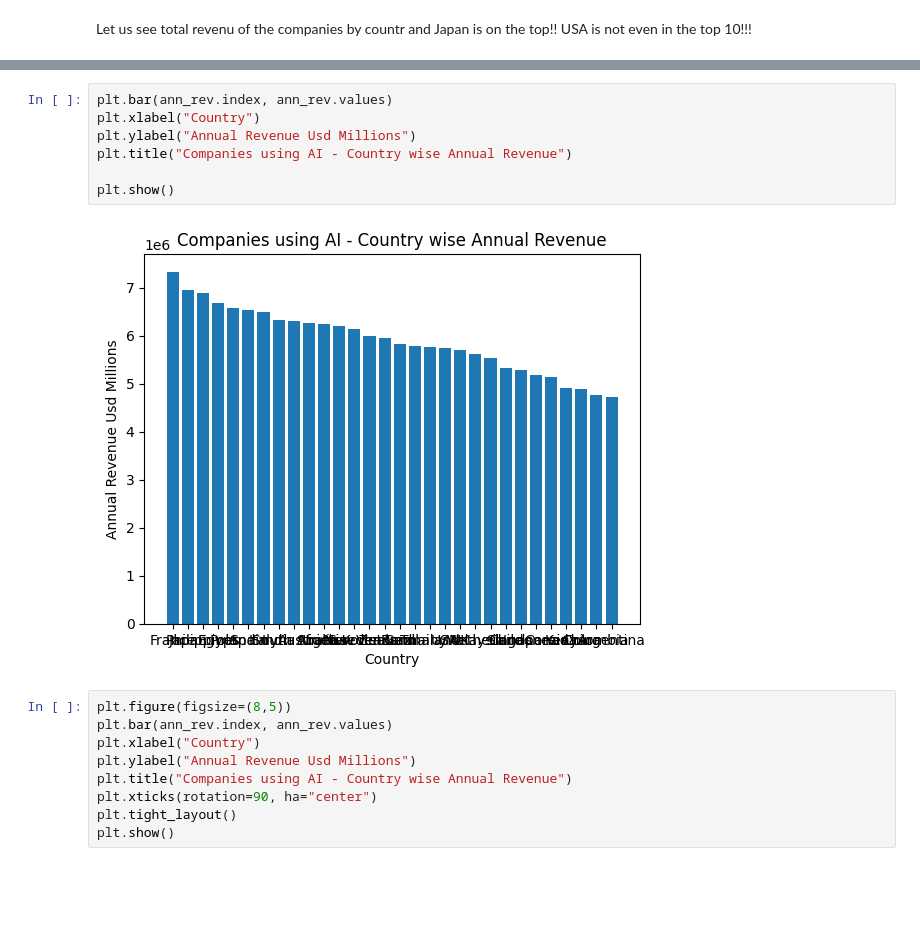
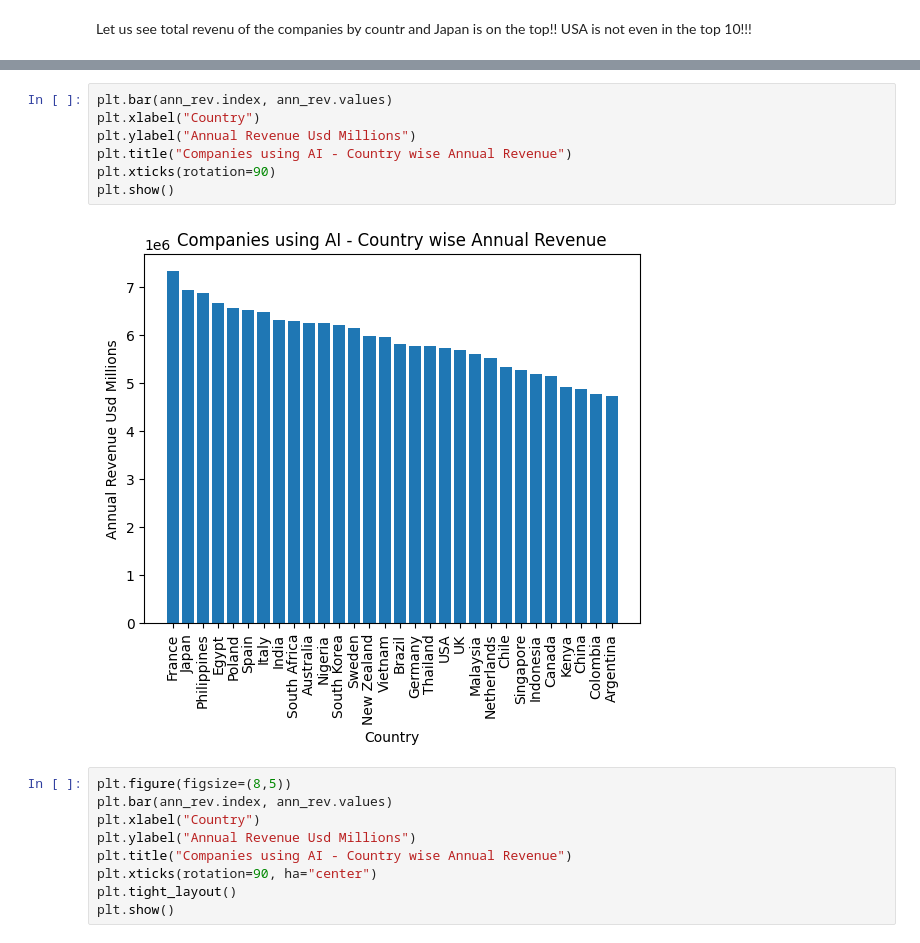
Before and after one commit to HemDesh/Data_Analysis_on_AI_Adoption_and_Workforce_Impact, a Jupyter notebook: notebooks/main.ipynb, the cells around one changed output, grey strips where cells are left out. Drawn from its saved outputs; the diff is of its cells as text; blank space fills up the shorter version.

```diff
--- a/notebooks/main.ipynb
+++ b/notebooks/main.ipynb
@@ -514,12 +511,12 @@ plt.show()
 # %%
 plt.bar(ann_rev.index, ann_rev.values)
 plt.xlabel("Country")
 plt.ylabel("Annual Revenue Usd Millions")
 plt.title("Companies using AI - Country wise Annual Revenue")
-
+plt.xticks(rotation=90)
 plt.show()
 # %% [output]
-[figure, old version]
+[figure, new version]
 # %%
 plt.figure(figsize=(8,5))
 plt.bar(ann_rev.index, ann_rev.values)
```
Also changed, not shown: parts of 41 cells of this notebook, 2 other files.
